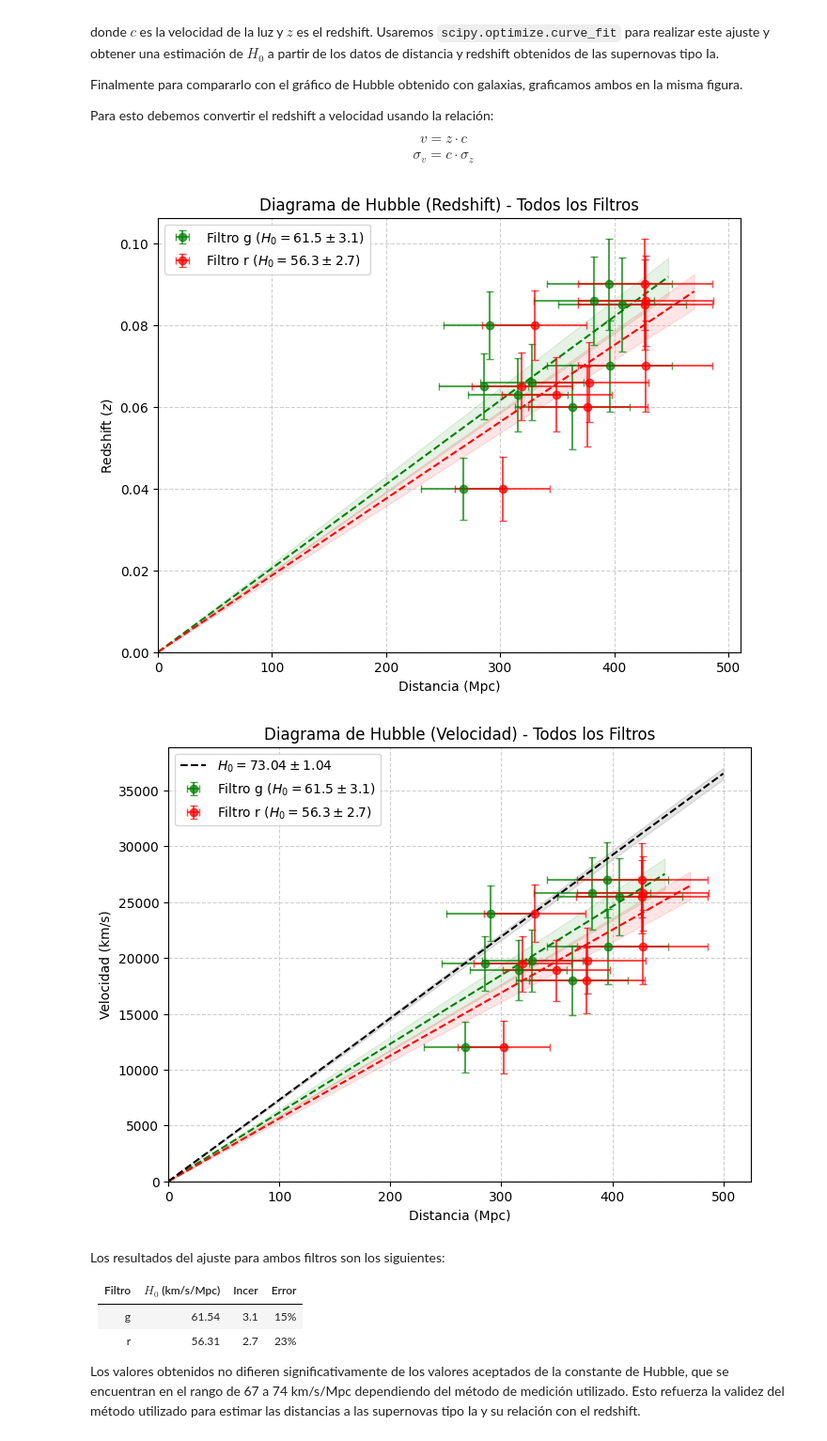
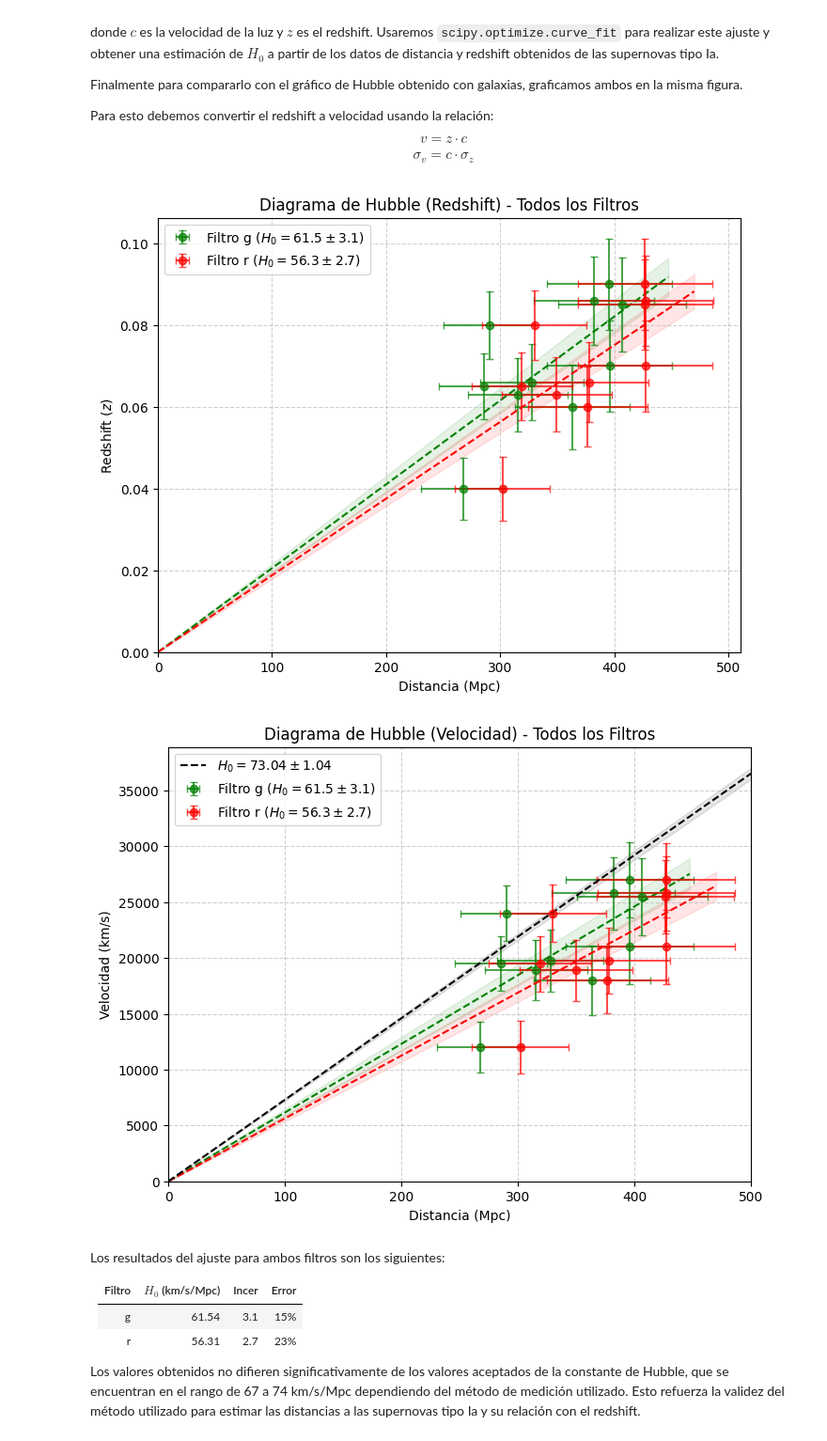
Before and after one commit to jurados/SNeIaCosmologiaAS2001, a Jupyter notebook: solution.ipynb, the cells around one changed output. Shown at 94% size. Cells and saved outputs as stored; diff of their text form; code cells hidden in the pictures.

```diff
--- a/solution.ipynb
+++ b/solution.ipynb
@@ -363,35 +363,35 @@ for fid in [1, 2]:
 
 # Configuración Figura Z (Redshift)
 ax_z.set_ylabel('Redshift ($z$)')
 ax_z.set_xlabel('Distancia (Mpc)')
 ax_z.set_title('Diagrama de Hubble (Redshift) - Todos los Filtros')
 ax_z.legend(loc='upper left')
 ax_z.grid(True, linestyle='--', alpha=0.6)
 ax_z.set_xlim(left=0)
 ax_z.set_ylim(bottom=0)
 
 # Configuración Figura V (Velocidad)
 
 d_line_teo = np.linspace(0, 500, 100)
 v_teo_up  = hubble_law(d_line_teo, H0_teo + sigmaHO_teo)*CSPEED
 v_teo_low = hubble_law(d_line_teo, H0_teo - sigmaHO_teo)*CSPEED
 v_teo_cen = hubble_law(d_line_teo, H0_teo)*CSPEED
 ax_v.plot(d_line_teo, v_teo_cen, color='black', linestyle='--',
         label=rf'$H_{0} = {H0_teo} \pm {sigmaHO_teo}$')
 ax_v.fill_between(d_line_teo, v_teo_low, v_teo_up, color='black', alpha=0.1)
 
 ax_v.set_ylabel('Velocidad (km/s)')
 ax_v.set_xlabel('Distancia (Mpc)')
 ax_v.set_title('Diagrama de Hubble (Velocidad) - Todos los Filtros')
 ax_v.legend(loc='upper left')
 ax_v.grid(True, linestyle='--', alpha=0.6)
-ax_v.set_xlim(left=0)
+ax_v.set_xlim(left=0, right=500)
 ax_v.set_ylim(bottom=0)
 fig_v.savefig('results/hubble_diagram_by_filter.png', dpi=300, bbox_inches='tight')
 plt.show()
 # %% [output]
 [figure]
-[figure, old version]
+[figure, new version]
 # %% [markdown]
 Los resultados del ajuste para ambos filtros son los siguientes:
 
```
